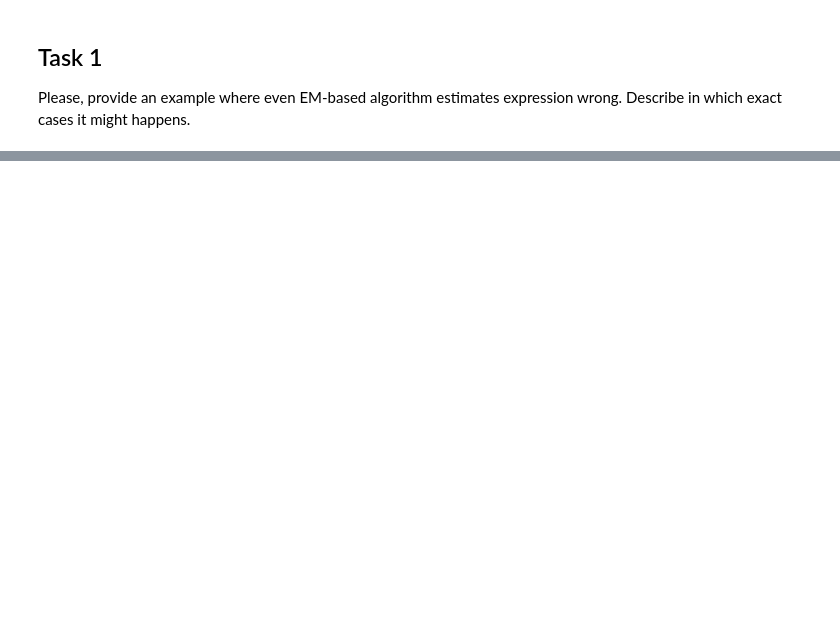
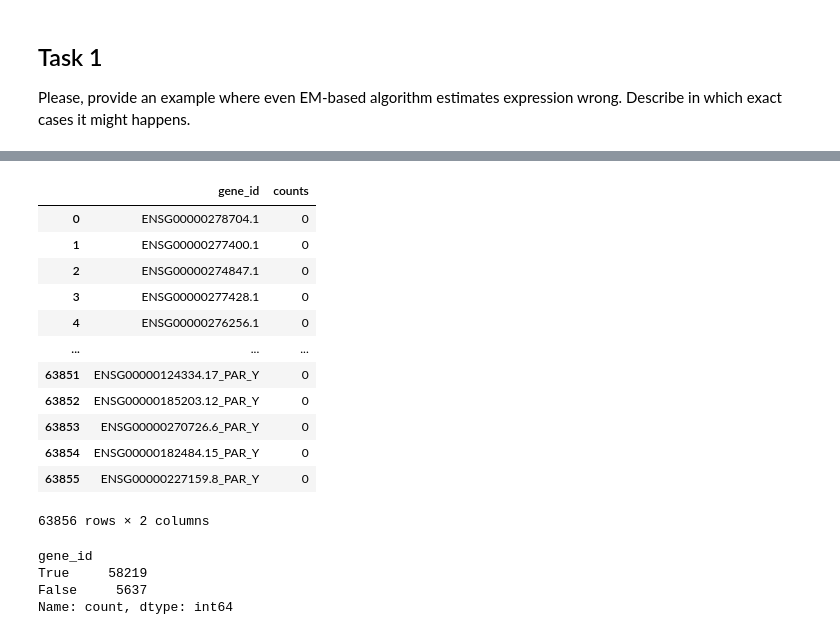
Before and after one commit to dmnemch/sc, a Jupyter notebook: 02_Expression_quantification.ipynb, the cells around one changed output, grey strips where cells are left out. Saved outputs shown, nothing was run; the diff lists cells and outputs as text; code cells hidden in the pictures; blank space fills up the shorter version.

```diff
--- a/02_Expression_quantification.ipynb
+++ b/02_Expression_quantification.ipynb
@@ -48,0 +541,25 @@ Differences in abundance (in %):
+# %%
+recount3_data = pd.read_csv("recount3_data.csv").rename(columns={'Unnamed: 0':'gene_id','SRR1014665':'counts'})
+recount3_data
+# %% [output]
+|  | gene_id | counts |
+| 0 | ENSG00000278704.1 | 0 |
+| 1 | ENSG00000277400.1 | 0 |
+| 2 | ENSG00000274847.1 | 0 |
+| 3 | ENSG00000277428.1 | 0 |
+| 4 | ENSG00000276256.1 | 0 |
+| ... | ... | ... |
+| 63851 | ENSG00000124334.17_PAR_Y | 0 |
+| 63852 | ENSG00000185203.12_PAR_Y | 0 |
+| 63853 | ENSG00000270726.6_PAR_Y | 0 |
+| 63854 | ENSG00000182484.15_PAR_Y | 0 |
+| 63855 | ENSG00000227159.8_PAR_Y | 0 |
+63856 rows × 2 columns
+# %%
+recount3_data['gene_id'].isin(kallisto_data['gene_id']).value_counts()
+# Видимо, для recount3 был использован другой более полный референс, так как там на 5637 больше записей. Для корректного сравнения tpm посчитаем без них
+# %% [output]
+gene_id
+True     58219
+False     5637
+Name: count, dtype: int64
```
Also changed, not shown: parts of 25 cells of this notebook.
